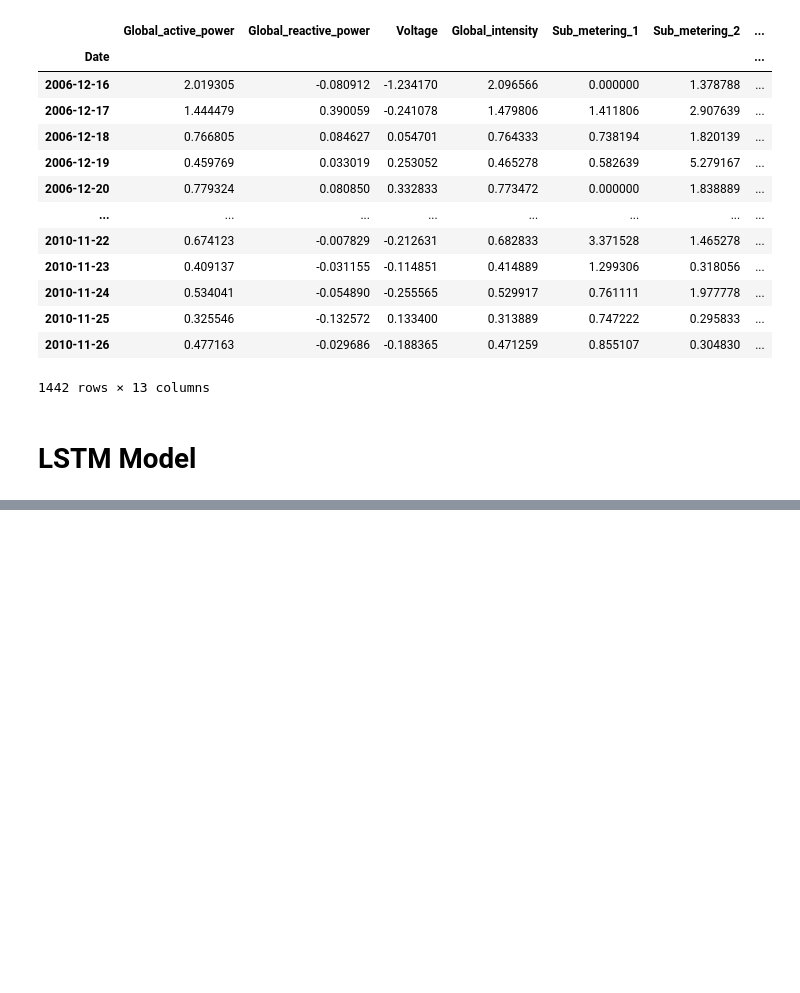
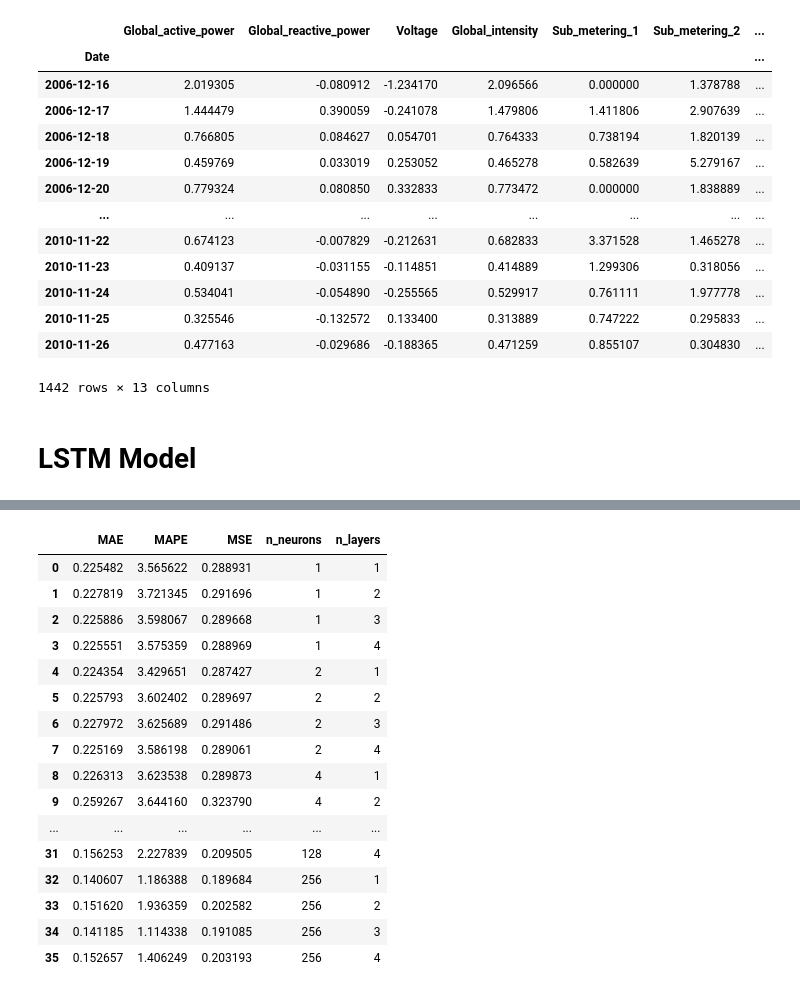
Before and after one commit to carloszan/machine-learning-101, a Jupyter notebook: model-tunning.ipynb, the cells around one changed output, grey strips where cells are left out. Drawn from its saved outputs; the diff is of its cells as text; code cells hidden in the pictures; blank space fills up the shorter version.

Commit message:
fine tuned model

```diff
--- a/model-tunning.ipynb
+++ b/model-tunning.ipynb
@@ -262,12 +210,0 @@ Note: you may need to restart the kernel to use updated packages.
-# %%
-from torch import nn
-
-class EnergyModel(nn.Module):
-    def __init__(self, n_neurons=32):
-        super().__init__()
-        self.lstm = nn.LSTM(input_size=12, hidden_size=n_neurons, num_layers=4, batch_first=True)
-        self.linear = nn.Linear(50,1)
-    def forward(self, x):
-        x, _ = self.lstm(x)
-        x = self.linear(x)
-        return x
@@ -311,0 +211,23 @@ You can try to debug the error by setting error_score='raise'.
+# %%
+from itertools import product
+
+results = []
+n_neurons_params = [2**x for x in range(9)]
+n_layers = [x for x in range(1,5)]
+
+#n_neurons_params = [2]
+#n_layers = [1]
+
+params = list(product(n_neurons_params, n_layers))
+params
+
+for param in params:
+  model = EnergyModel(param[0], param[1])
+
+  result = run_experiment(model, "cuda")
+  result["n_neurons"] = param[0]
+  result["n_layers"] = param[1]
+
+  print(result)
+  results.append(result)
+print("Done")
@@ -311,0 +252,22 @@ You can try to debug the error by setting error_score='raise'.
+# %%
+results_df = pd.DataFrame(results)
+
+results_df
+# %% [output]
+|  | MAE | MAPE | MSE | n_neurons | n_layers |
+| 0 | 0.225482 | 3.565622 | 0.288931 | 1 | 1 |
+| 1 | 0.227819 | 3.721345 | 0.291696 | 1 | 2 |
+| 2 | 0.225886 | 3.598067 | 0.289668 | 1 | 3 |
+| 3 | 0.225551 | 3.575359 | 0.288969 | 1 | 4 |
+| 4 | 0.224354 | 3.429651 | 0.287427 | 2 | 1 |
+| 5 | 0.225793 | 3.602402 | 0.289697 | 2 | 2 |
+| 6 | 0.227972 | 3.625689 | 0.291486 | 2 | 3 |
+| 7 | 0.225169 | 3.586198 | 0.289061 | 2 | 4 |
+| 8 | 0.226313 | 3.623538 | 0.289873 | 4 | 1 |
+| 9 | 0.259267 | 3.644160 | 0.323790 | 4 | 2 |
+| ... | ... | ... | ... | ... | ... |
+| 31 | 0.156253 | 2.227839 | 0.209505 | 128 | 4 |
+| 32 | 0.140607 | 1.186388 | 0.189684 | 256 | 1 |
+| 33 | 0.151620 | 1.936359 | 0.202582 | 256 | 2 |
+| 34 | 0.141185 | 1.114338 | 0.191085 | 256 | 3 |
+| 35 | 0.152657 | 1.406249 | 0.203193 | 256 | 4 |
```
Also changed, not shown: parts of 12 cells of this notebook, 1 other file.
